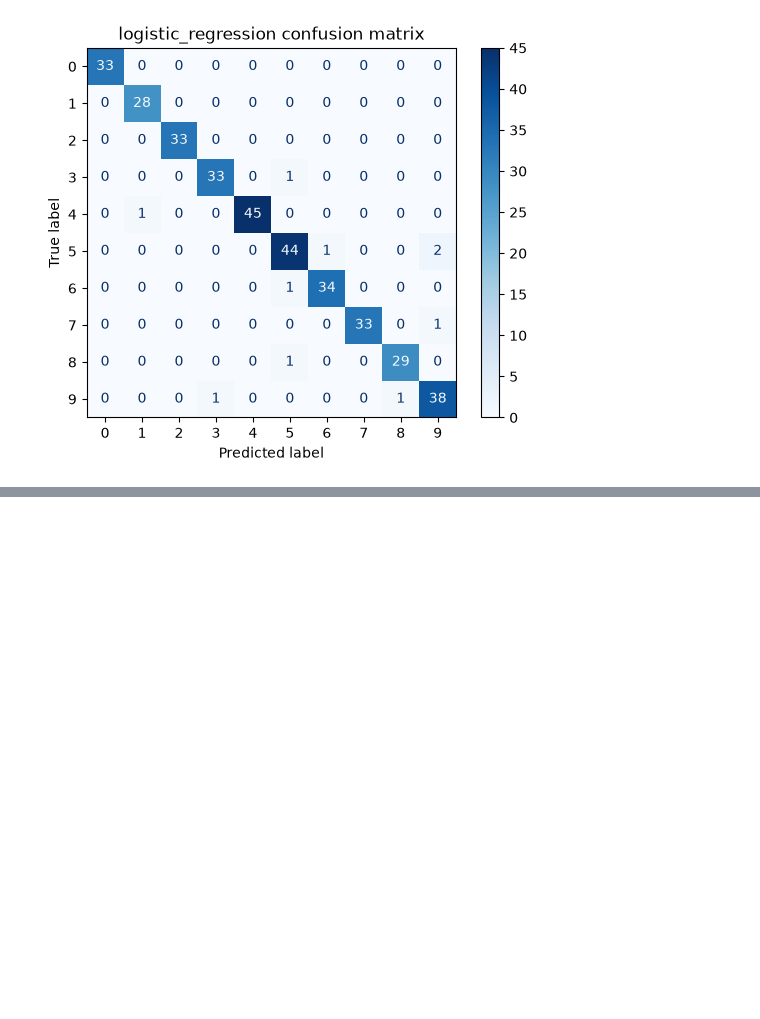
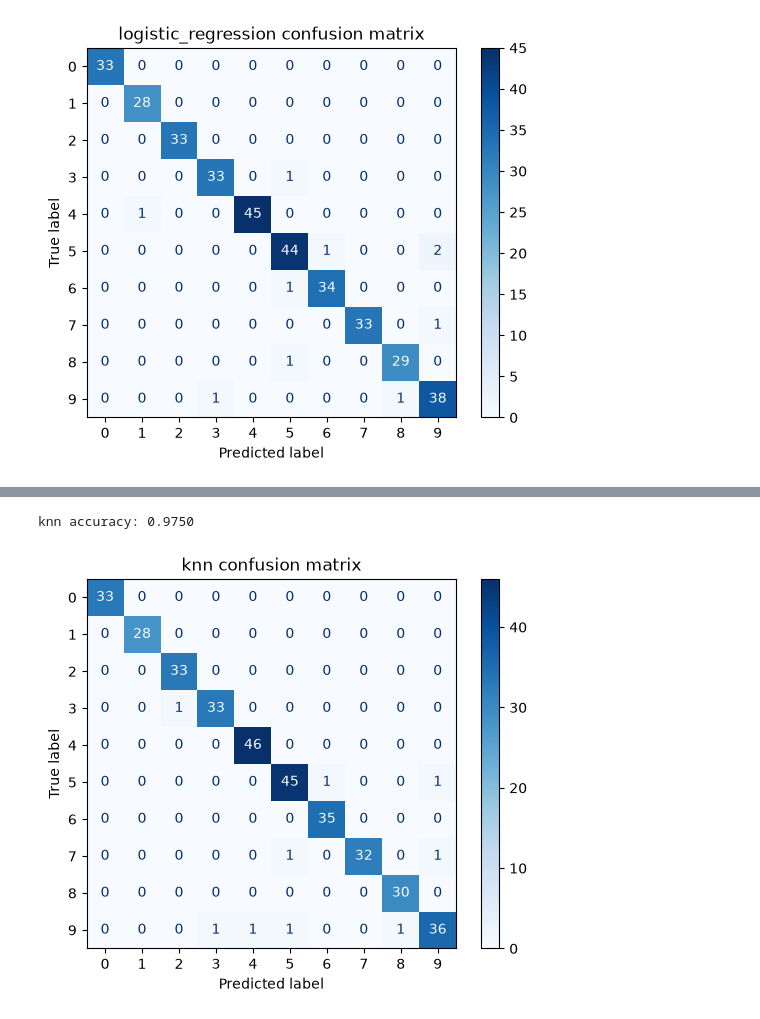
Before and after one commit to ManosFps1pt/Supervised-Learning-Experiments, a Jupyter notebook: olympiads/IOAI Material/2. (Mostly) Linear models/exercises/solution.ipynb, the cells around one changed output, grey strips where cells are left out. Drawn from its saved outputs; the diff is of its cells as text; code cells hidden in the pictures; blank space fills up the shorter version.

```diff
--- a/olympiads/IOAI Material/2. (Mostly) Linear models/exercises/solution.ipynb
+++ b/olympiads/IOAI Material/2. (Mostly) Linear models/exercises/solution.ipynb
@@ -70,0 +89,9 @@ logistic_regression accuracy: 0.9722
+# %%
+model = Pipeline([
+    ("scaler", StandardScaler()),
+    ("classifier", KNeighborsClassifier(n_neighbors=5))
+])
+evaluate_classifier(model, "knn");
+# %% [output]
+knn accuracy: 0.9750
+[figure, added]
```
Also changed, not shown: parts of 22 cells of this notebook, 47 other files.
